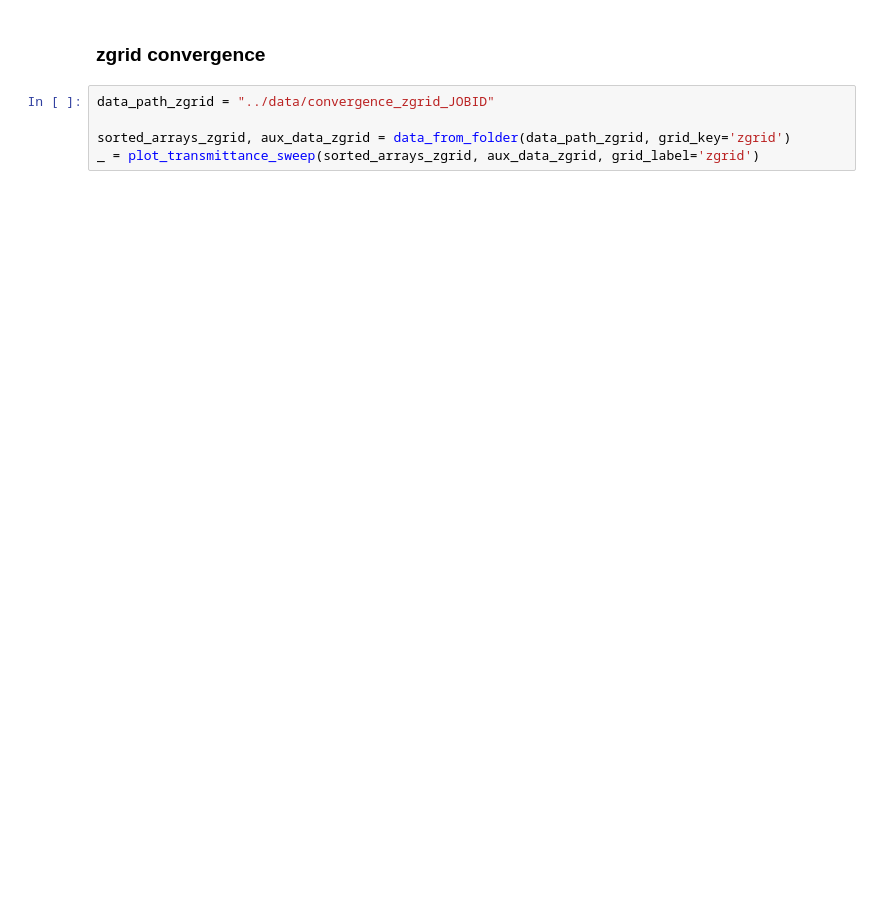
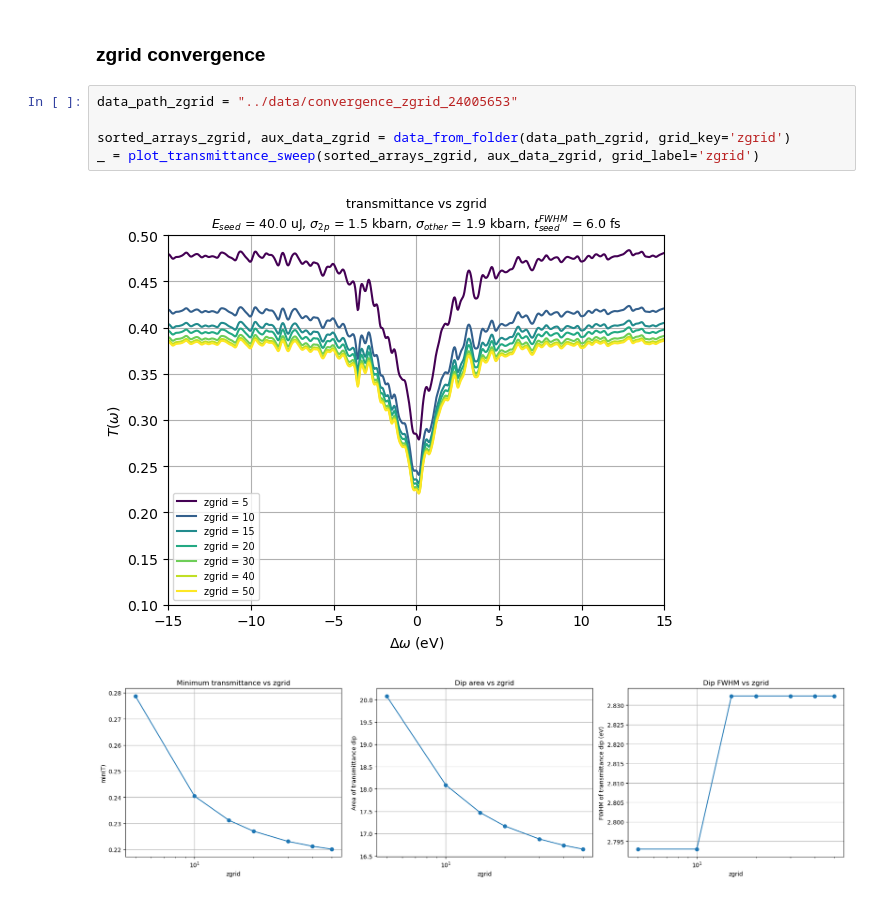
Before and after one commit to P4GAN/Cu-RSA-XFEL-Simulation, a Jupyter notebook: notebooks/plot-convergence-sweep.ipynb, the cells around one changed output. Drawn from its saved outputs; the diff is of its cells as text; blank space fills up the shorter version.

```diff
--- a/notebooks/plot-convergence-sweep.ipynb
+++ b/notebooks/plot-convergence-sweep.ipynb
@@ -186,7 +193,10 @@ _ = plot_transmittance_sweep(sorted_arrays_xygrid, aux_data_xygrid, grid_label='
 # %% [markdown]
 ### zgrid convergence
 # %%
-data_path_zgrid = "../data/convergence_zgrid_JOBID"
+data_path_zgrid = "../data/convergence_zgrid_24005653"
 
 sorted_arrays_zgrid, aux_data_zgrid = data_from_folder(data_path_zgrid, grid_key='zgrid')
 _ = plot_transmittance_sweep(sorted_arrays_zgrid, aux_data_zgrid, grid_label='zgrid')
+# %% [output]
+[figure, added]
+[figure, added]
```
Also changed, not shown: parts of 3 cells of this notebook.
